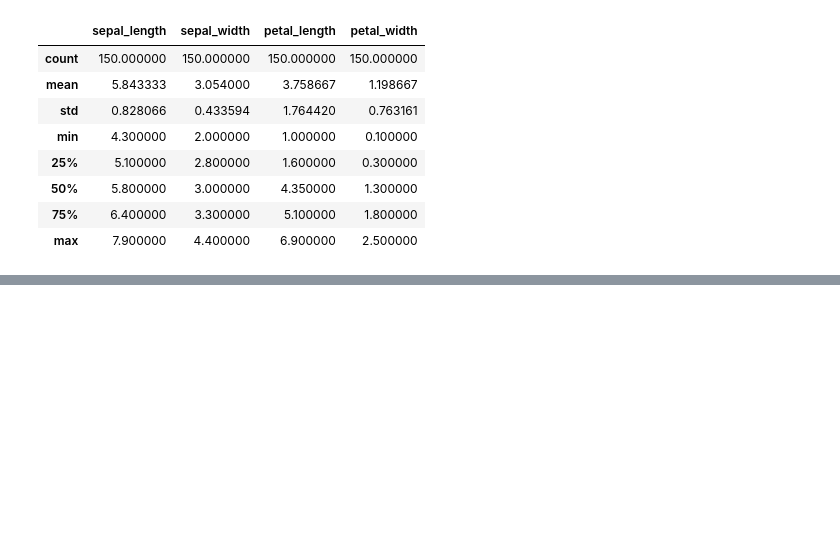
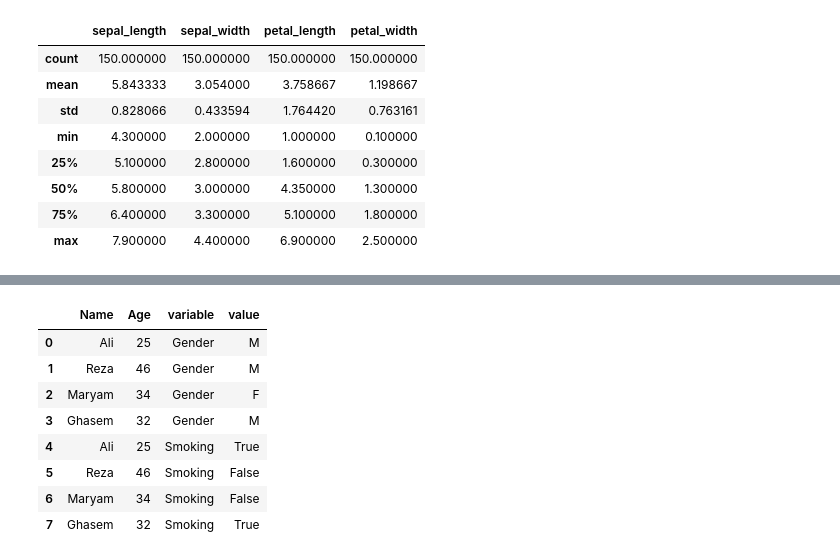
Before and after one commit to MapsaBootCamp/ML3, a Jupyter notebook: DA_LIBs/pandas_section.ipynb, the cells around one changed output, grey strips where cells are left out. Saved outputs shown, nothing was run; the diff lists cells and outputs as text; code cells hidden in the pictures; blank space fills up the shorter version.

```diff
--- a/DA_LIBs/pandas_section.ipynb
+++ b/DA_LIBs/pandas_section.ipynb
@@ -174,0 +116,9 @@ iris_df.describe()
+# %%
+data_dic = {
+            "Name": ['Ali', 'Reza', 'Maryam', 'Ghasem'],
+            "Age": [25, 46, 34,32],
+            "Gender": ['M', 'M', 'F', 'M'],
+            'Smoking': [True, False, False, True]
+}
+
+df = pd.DataFrame(my_dic)
@@ -174,0 +133,13 @@ iris_df.describe()
+# %%
+## melt
+pd.melt(df, ['Name', 'Age'])
+# %% [output]
+|  | Name | Age | variable | value |
+| 0 | Ali | 25 | Gender | M |
+| 1 | Reza | 46 | Gender | M |
+| 2 | Maryam | 34 | Gender | F |
+| 3 | Ghasem | 32 | Gender | M |
+| 4 | Ali | 25 | Smoking | True |
+| 5 | Reza | 46 | Smoking | False |
+| 6 | Maryam | 34 | Smoking | False |
+| 7 | Ghasem | 32 | Smoking | True |
```
Also changed, not shown: parts of 82 cells of this notebook.
